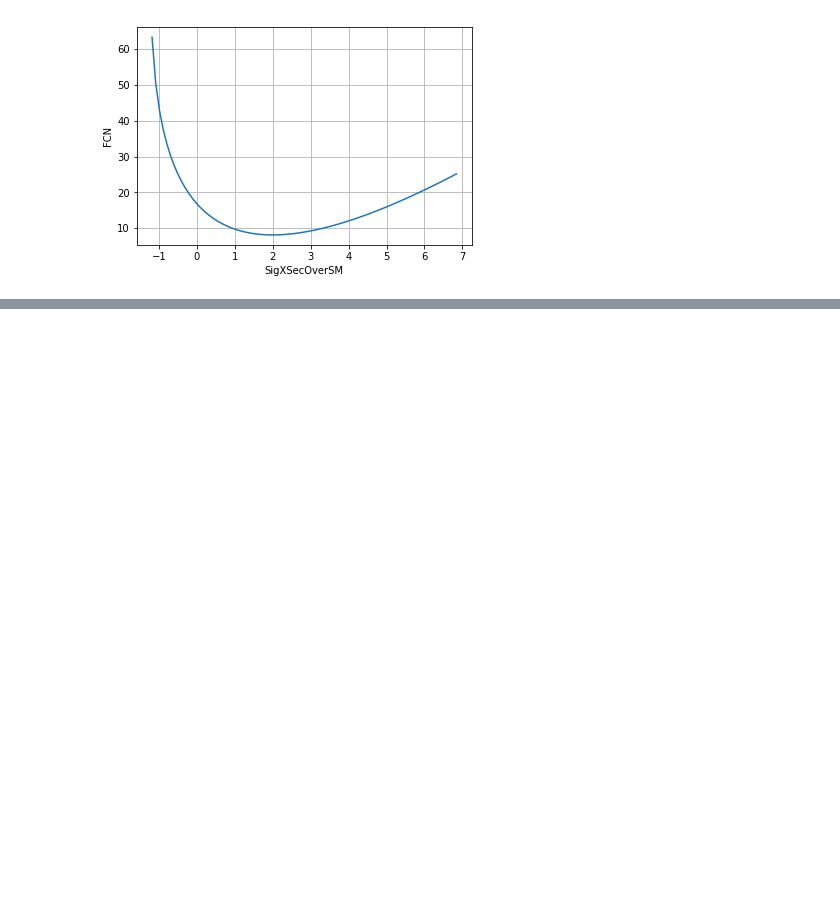
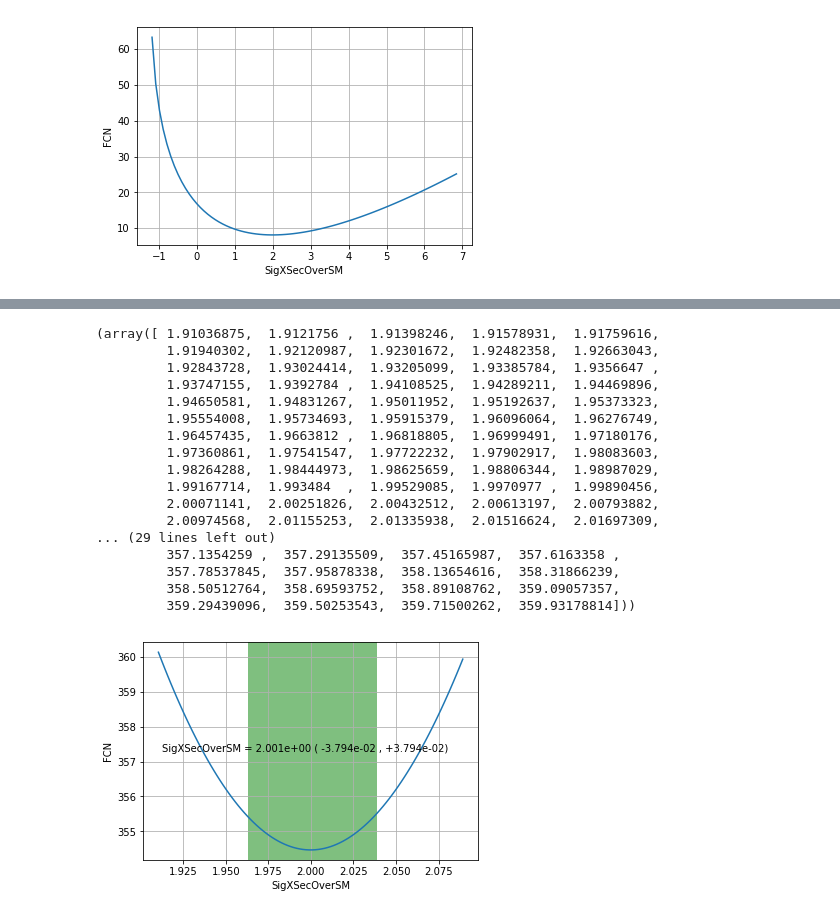
Before and after one commit to Histimator/Histimator, a Jupyter notebook: TestingConstraints.ipynb, the cells around one changed output, grey strips where cells are left out. Cells and saved outputs as stored; diff of their text form; code cells hidden in the pictures; blank space fills up the shorter version.

```diff
--- a/TestingConstraints.ipynb
+++ b/TestingConstraints.ipynb
@@ -390,0 +408,29 @@ minimiser.draw_profile('SigXSecOverSM')
+# %%
+m4 = HistiModel('newmodel')
+signal = HistiSample('signal')
+binedges = np.linspace(0,100, 101)
+signal.SetHisto((hist_sig,binedges))
+signal.AddNorm("SigXSecOverSM",1.0,0,3)
+background = HistiSample('background')
+background.SetHisto((hist_bkg, binedges))
+#background.AddNorm("BackgroundNorm",1.,0,100)
+#background.AddOverallSys("NormSystUncertainty",.9,1.1)
+h_up = hist_bkg + np.flip(hist_sig, 0)*.5
+h_down = hist_bkg - np.flip(hist_sig, 0)*.5
+background.AddHistoSys("HistoSystUncertainty",h_down,h_up)
+chan = HistiChannel("SR")
+chan.AddSample(signal)
+chan.AddSample(background)
+
+data = hist_sig*2 +hist_bkg
+
+chan.SetData(data)
+m4.AddChannel(chan)
+
+blh = BinnedLH(m4, bound=(0,101))
+params = m4.Parameters()
+# %%
+minimiser = Minuit(blh, **params)
+minimiser.migrad()
+minimiser.hesse()
+minimiser.minos()
@@ -390,0 +469,21 @@ minimiser.draw_profile('SigXSecOverSM')
+# %%
+minimiser.draw_profile('SigXSecOverSM')
+# %% [output]
+(array([ 1.91036875,  1.9121756 ,  1.91398246,  1.91578931,  1.91759616,
+         1.91940302,  1.92120987,  1.92301672,  1.92482358,  1.92663043,
+         1.92843728,  1.93024414,  1.93205099,  1.93385784,  1.9356647 ,
+         1.93747155,  1.9392784 ,  1.94108525,  1.94289211,  1.94469896,
+         1.94650581,  1.94831267,  1.95011952,  1.95192637,  1.95373323,
+         1.95554008,  1.95734693,  1.95915379,  1.96096064,  1.96276749,
+         1.96457435,  1.9663812 ,  1.96818805,  1.96999491,  1.97180176,
+         1.97360861,  1.97541547,  1.97722232,  1.97902917,  1.98083603,
+         1.98264288,  1.98444973,  1.98625659,  1.98806344,  1.98987029,
+         1.99167714,  1.993484  ,  1.99529085,  1.9970977 ,  1.99890456,
+         2.00071141,  2.00251826,  2.00432512,  2.00613197,  2.00793882,
+         2.00974568,  2.01155253,  2.01335938,  2.01516624,  2.01697309,
+... (29 lines left out)
+         357.1354259 ,  357.29135509,  357.45165987,  357.6163358 ,
+         357.78537845,  357.95878338,  358.13654616,  358.31866239,
+         358.50512764,  358.69593752,  358.89108762,  359.09057357,
+         359.29439096,  359.50253543,  359.71500262,  359.93178814]))
+[figure, added]
```
Also changed, not shown: parts of 5 cells of this notebook, 1 other file.
